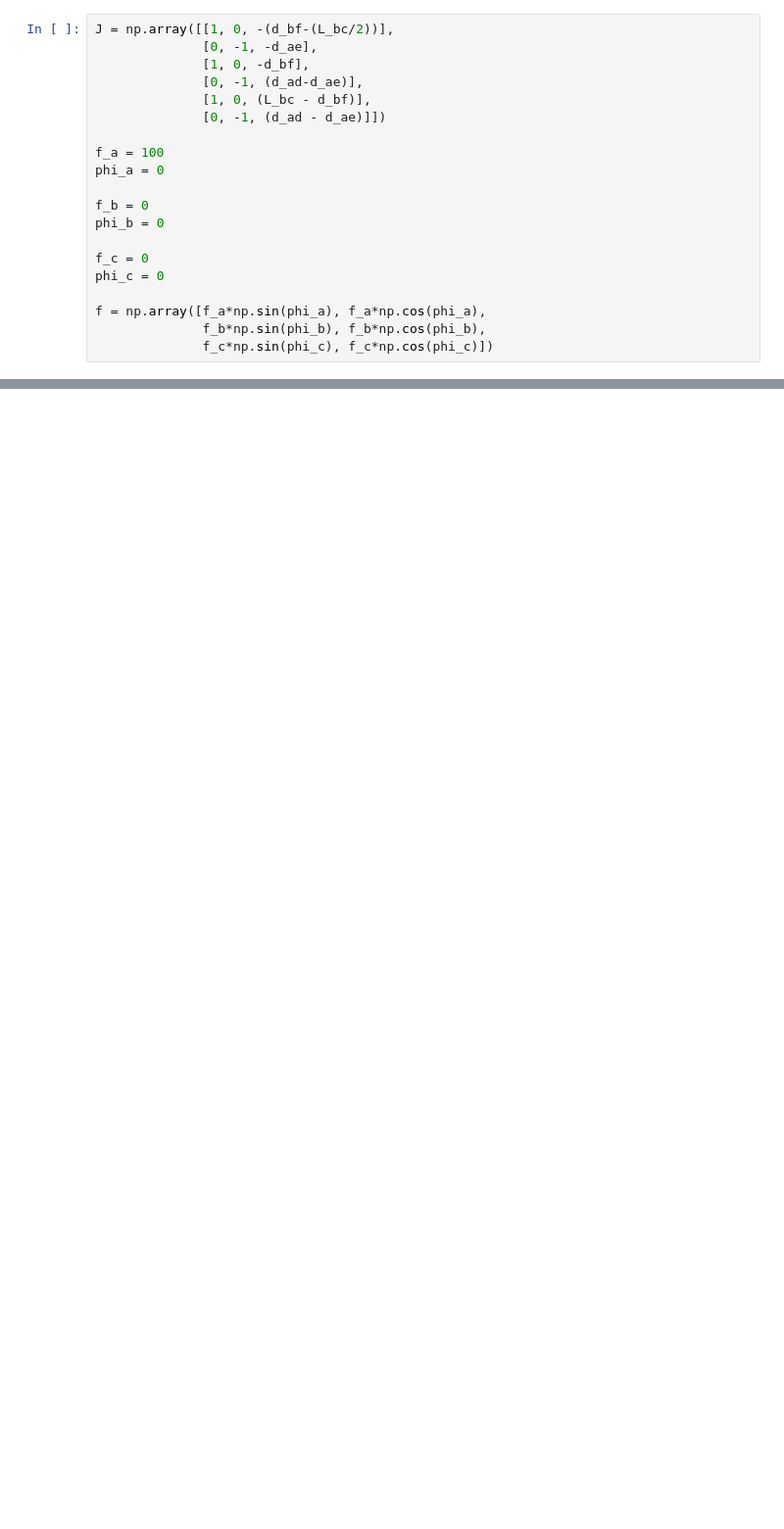
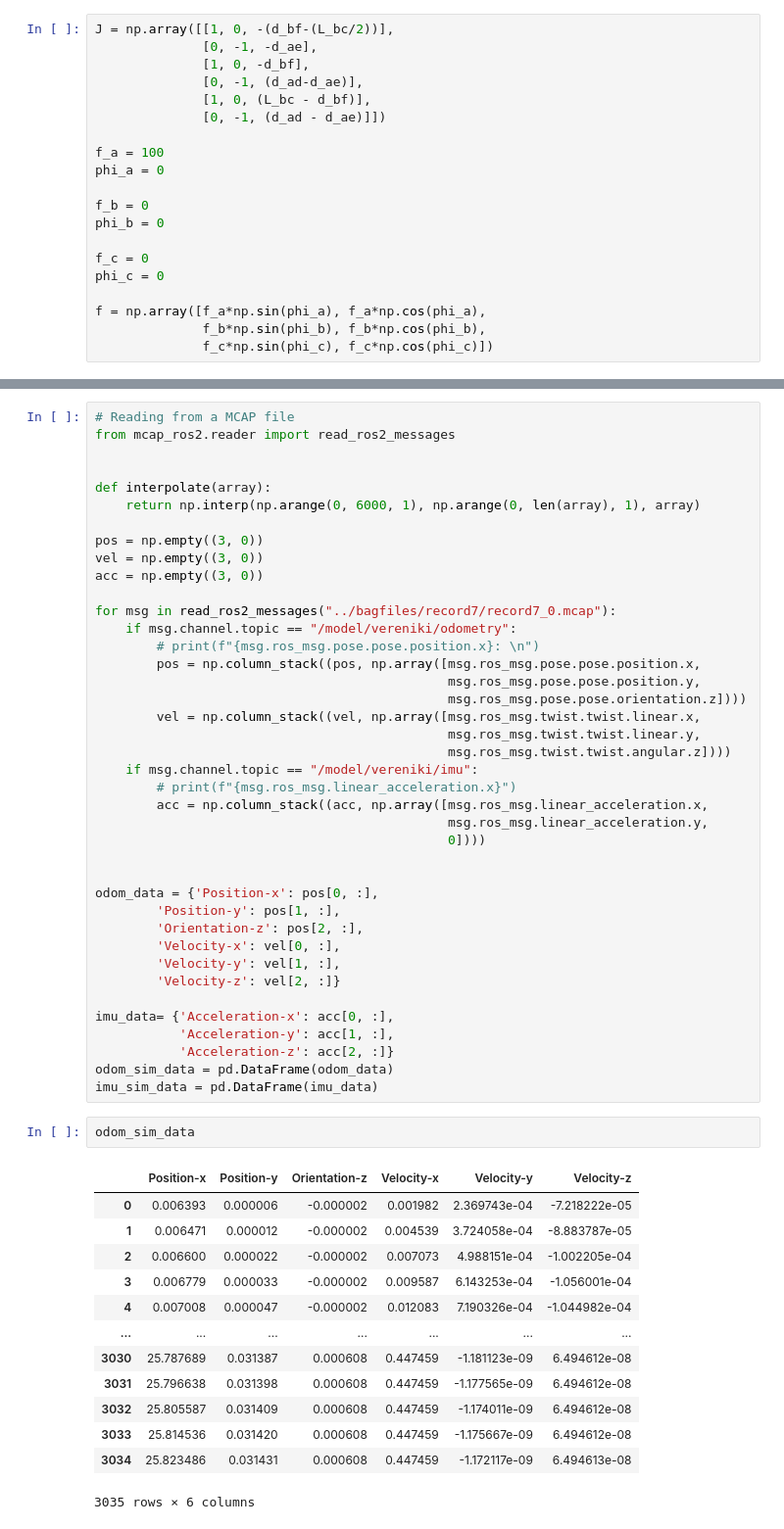
Before and after one commit to g-poulos/usv_controller, a Jupyter notebook: sim_scripts/test.ipynb, the cells around one changed output, grey strips where cells are left out. Shown at 98% size. Saved outputs shown, nothing was run; the diff lists cells and outputs as text; blank space fills up the shorter version.

```diff
--- a/sim_scripts/test.ipynb
+++ b/sim_scripts/test.ipynb
@@ -85,0 +96,56 @@ array([33.33333333,  0.        , 33.33333333,  0.        , 33.33333333,
+# %%
+# Reading from a MCAP file
+from mcap_ros2.reader import read_ros2_messages
+
+
+def interpolate(array):
+    return np.interp(np.arange(0, 6000, 1), np.arange(0, len(array), 1), array)
+
+pos = np.empty((3, 0))
+vel = np.empty((3, 0))
+acc = np.empty((3, 0))
+
+for msg in read_ros2_messages("../bagfiles/record7/record7_0.mcap"):
+    if msg.channel.topic == "/model/vereniki/odometry":
+        # print(f"{msg.ros_msg.pose.pose.position.x}: \n")
+        pos = np.column_stack((pos, np.array([msg.ros_msg.pose.pose.position.x,
+                                              msg.ros_msg.pose.pose.position.y,
+                                              msg.ros_msg.pose.pose.orientation.z])))
+        vel = np.column_stack((vel, np.array([msg.ros_msg.twist.twist.linear.x,
+                                              msg.ros_msg.twist.twist.linear.y,
+                                              msg.ros_msg.twist.twist.angular.z])))
+    if msg.channel.topic == "/model/vereniki/imu":
+        # print(f"{msg.ros_msg.linear_acceleration.x}")
+        acc = np.column_stack((acc, np.array([msg.ros_msg.linear_acceleration.x,
+                                              msg.ros_msg.linear_acceleration.y,
+                                              0])))
+
+
+odom_data = {'Position-x': pos[0, :],
+        'Position-y': pos[1, :],
+        'Orientation-z': pos[2, :],
+        'Velocity-x': vel[0, :],
+        'Velocity-y': vel[1, :],
+        'Velocity-z': vel[2, :]}
+
+imu_data= {'Acceleration-x': acc[0, :],
+           'Acceleration-y': acc[1, :],
+           'Acceleration-z': acc[2, :]}
+odom_sim_data = pd.DataFrame(odom_data)
+imu_sim_data = pd.DataFrame(imu_data)
+# %%
+odom_sim_data
+# %% [output]
+|  | Position-x | Position-y | Orientation-z | Velocity-x | Velocity-y | Velocity-z |
+| 0 | 0.006393 | 0.000006 | -0.000002 | 0.001982 | 2.369743e-04 | -7.218222e-05 |
+| 1 | 0.006471 | 0.000012 | -0.000002 | 0.004539 | 3.724058e-04 | -8.883787e-05 |
+| 2 | 0.006600 | 0.000022 | -0.000002 | 0.007073 | 4.988151e-04 | -1.002205e-04 |
+| 3 | 0.006779 | 0.000033 | -0.000002 | 0.009587 | 6.143253e-04 | -1.056001e-04 |
+| 4 | 0.007008 | 0.000047 | -0.000002 | 0.012083 | 7.190326e-04 | -1.044982e-04 |
+| ... | ... | ... | ... | ... | ... | ... |
+| 3030 | 25.787689 | 0.031387 | 0.000608 | 0.447459 | -1.181123e-09 | 6.494612e-08 |
+| 3031 | 25.796638 | 0.031398 | 0.000608 | 0.447459 | -1.177565e-09 | 6.494612e-08 |
+| 3032 | 25.805587 | 0.031409 | 0.000608 | 0.447459 | -1.174011e-09 | 6.494612e-08 |
+| 3033 | 25.814536 | 0.031420 | 0.000608 | 0.447459 | -1.175667e-09 | 6.494612e-08 |
+| 3034 | 25.823486 | 0.031431 | 0.000608 | 0.447459 | -1.172117e-09 | 6.494613e-08 |
+3035 rows × 6 columns
```
Also changed, not shown: parts of 18 cells of this notebook.
